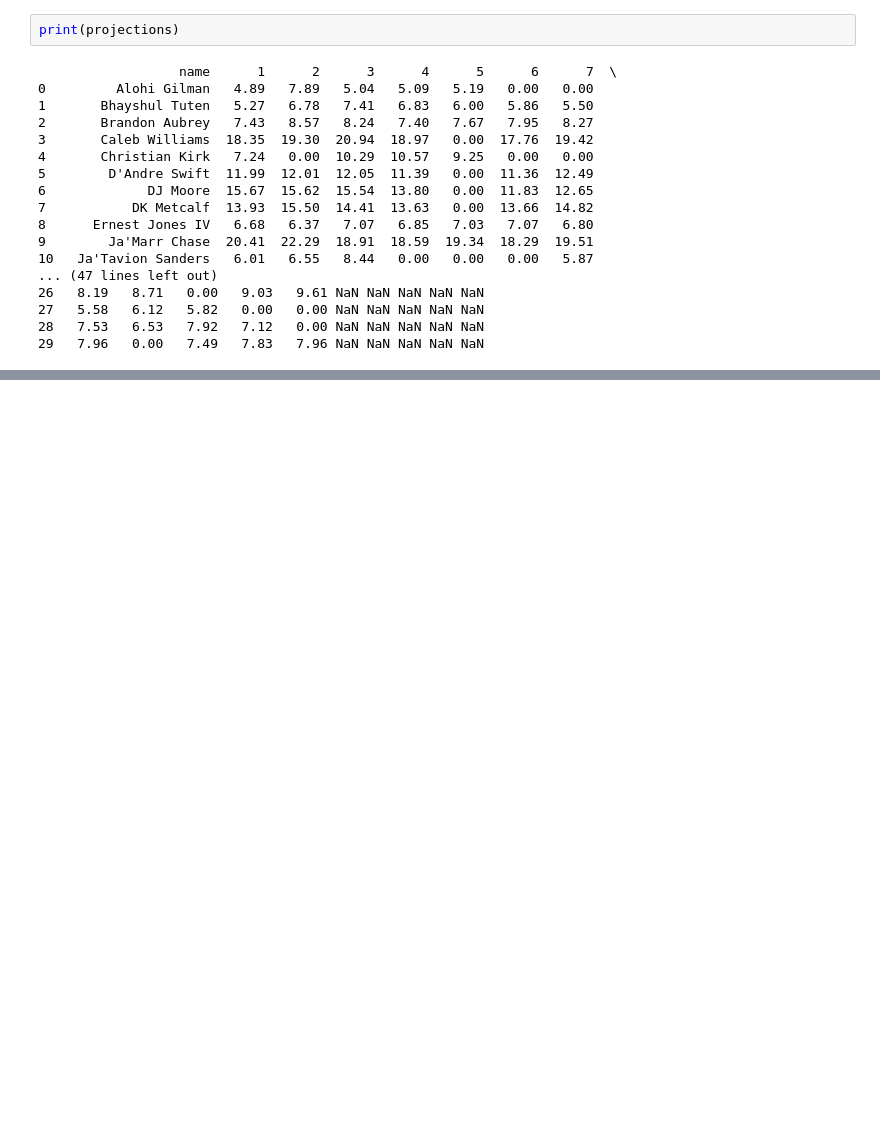
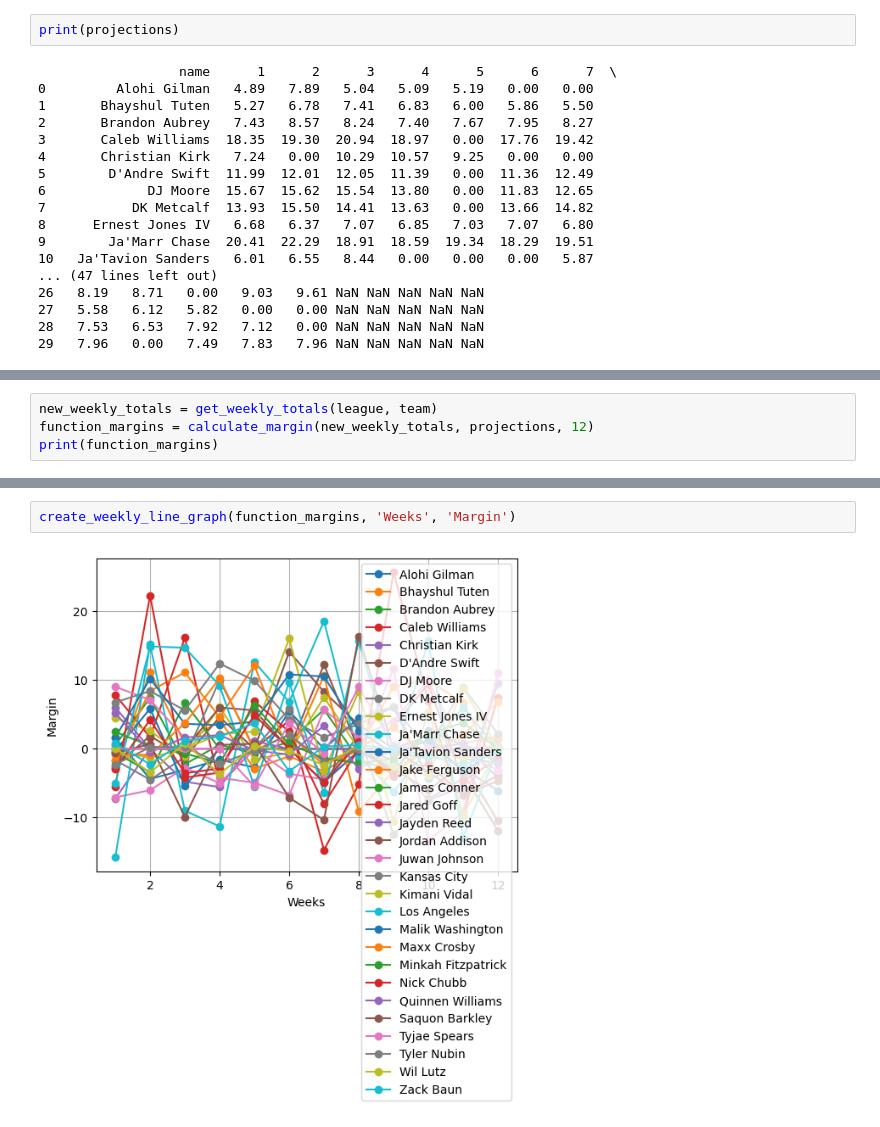
Before and after one commit to AidanNowa/fantasy_football_analytics, a Jupyter notebook: notebooks/function_testing.ipynb, the cells around one changed output, grey strips where cells are left out. Saved outputs shown, nothing was run; the diff lists cells and outputs as text; blank space fills up the shorter version.

```diff
--- a/notebooks/function_testing.ipynb
+++ b/notebooks/function_testing.ipynb
@@ -166,0 +256,4 @@ Name: name, dtype: object
+# %%
+new_weekly_totals = get_weekly_totals(league, team)
+function_margins = calculate_margin(new_weekly_totals, projections, 12)
+print(function_margins)
@@ -166,0 +278,4 @@ Name: name, dtype: object
+# %%
+create_weekly_line_graph(function_margins, 'Weeks', 'Margin')
+# %% [output]
+[figure, added]
```
Also changed, not shown: parts of 11 cells of this notebook, 3 other files.
